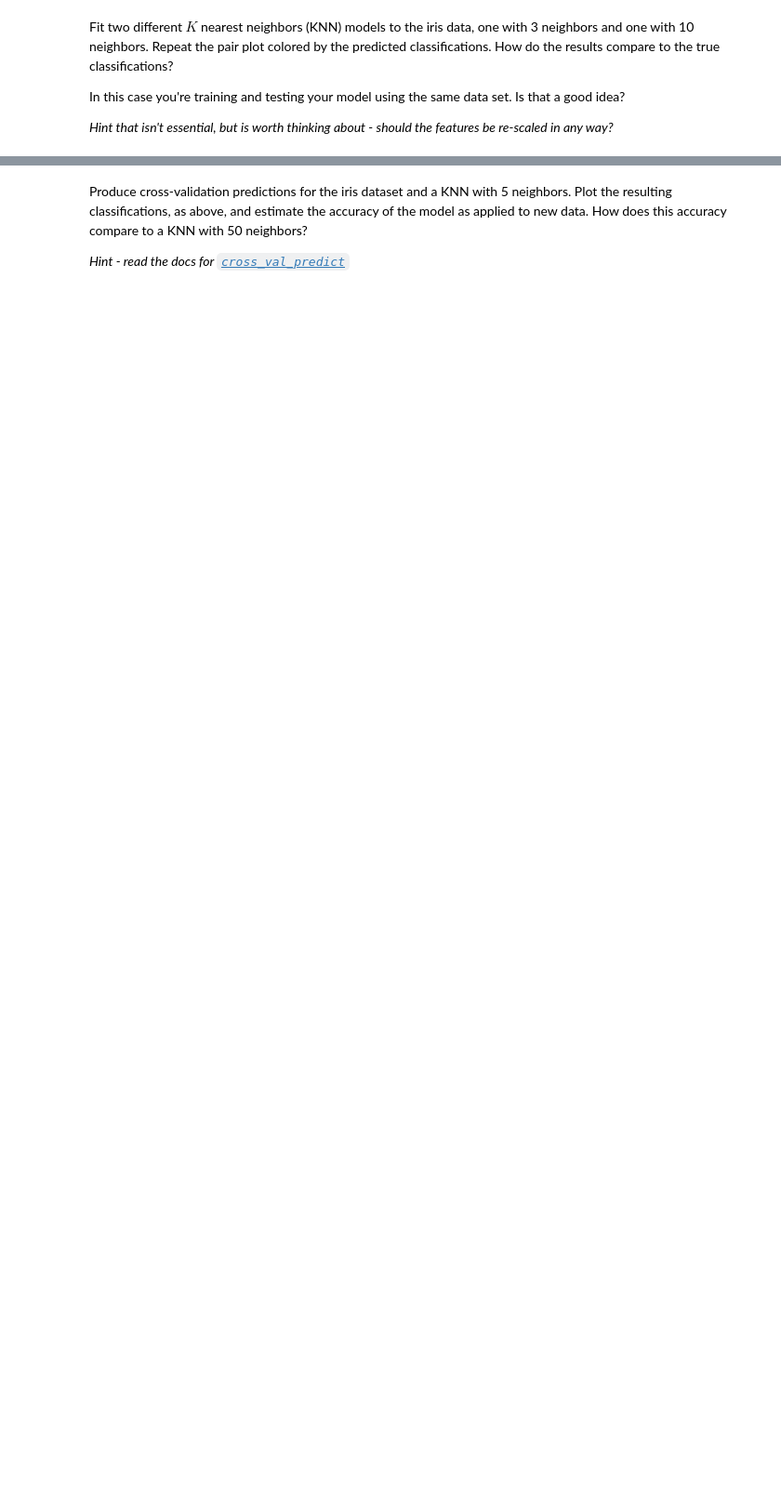
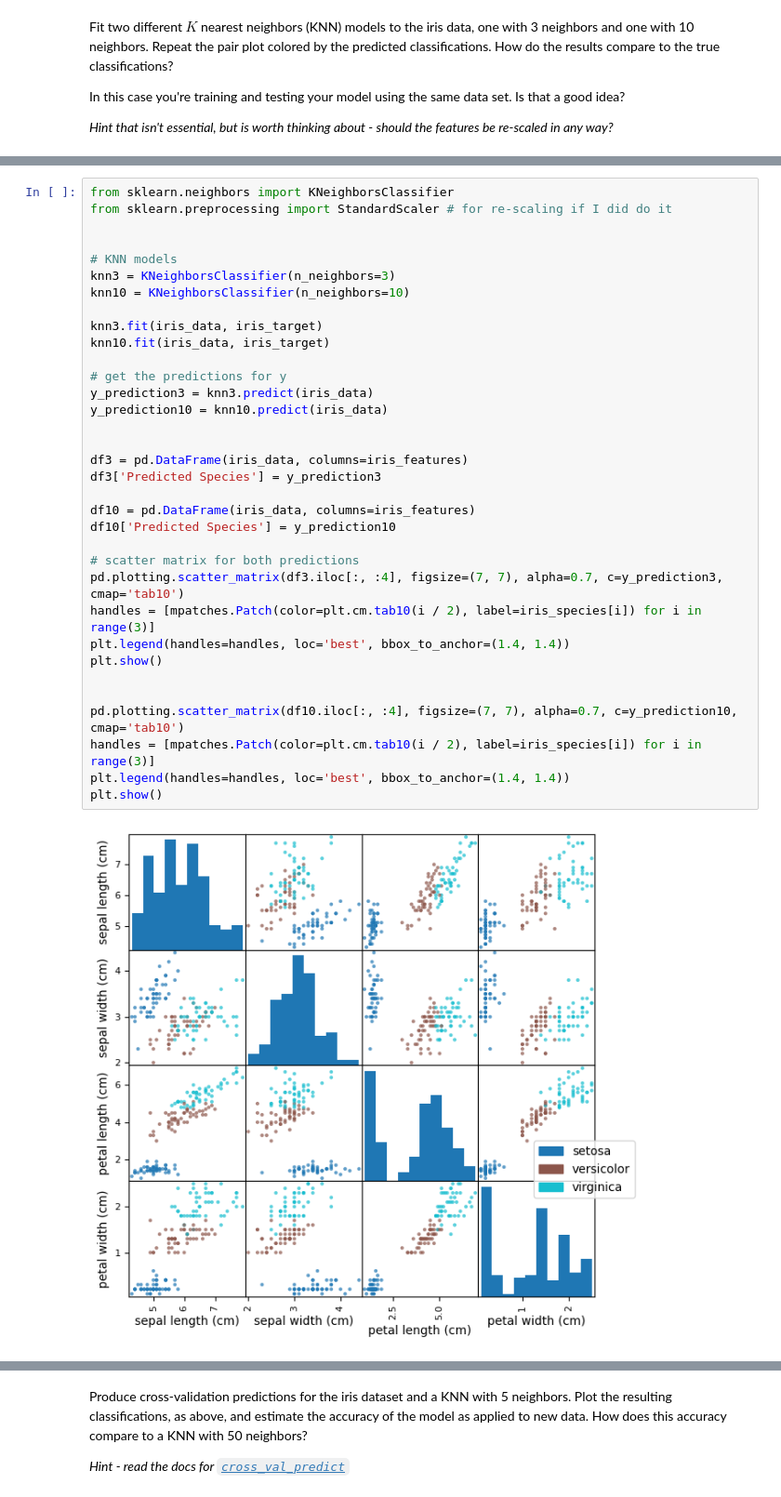
Before and after one commit to ASTR154/classification, a Jupyter notebook: classification.ipynb, the cells around one changed output, grey strips where cells are left out. Shown: that part at 93% size. Saved outputs shown, nothing was run; the diff lists cells and outputs as text; blank space fills up the shorter version.

```diff
--- a/classification.ipynb
+++ b/classification.ipynb
@@ -41,0 +59,36 @@ In this case you're training and testing your model using the same data set. Is
+# %%
+from sklearn.neighbors import KNeighborsClassifier
+from sklearn.preprocessing import StandardScaler # for re-scaling if I did do it
+
+
+# KNN models
+knn3 = KNeighborsClassifier(n_neighbors=3)
+knn10 = KNeighborsClassifier(n_neighbors=10)
+
+knn3.fit(iris_data, iris_target)
+knn10.fit(iris_data, iris_target)
+
+# get the predictions for y
+y_prediction3 = knn3.predict(iris_data)
+y_prediction10 = knn10.predict(iris_data)
+
+
+df3 = pd.DataFrame(iris_data, columns=iris_features)
+df3['Predicted Species'] = y_prediction3
+
+df10 = pd.DataFrame(iris_data, columns=iris_features)
+df10['Predicted Species'] = y_prediction10
+
+# scatter matrix for both predictions
+pd.plotting.scatter_matrix(df3.iloc[:, :4], figsize=(7, 7), alpha=0.7, c=y_prediction3, cmap='tab10')
+handles = [mpatches.Patch(color=plt.cm.tab10(i / 2), label=iris_species[i]) for i in range(3)]
+plt.legend(handles=handles, loc='best', bbox_to_anchor=(1.4, 1.4))
+plt.show()
+
+
+pd.plotting.scatter_matrix(df10.iloc[:, :4], figsize=(7, 7), alpha=0.7, c=y_prediction10, cmap='tab10')
+handles = [mpatches.Patch(color=plt.cm.tab10(i / 2), label=iris_species[i]) for i in range(3)]
+plt.legend(handles=handles, loc='best', bbox_to_anchor=(1.4, 1.4))
+plt.show()
+# %% [output]
+[figure, added]
```
Also changed, not shown: parts of 18 cells of this notebook.
